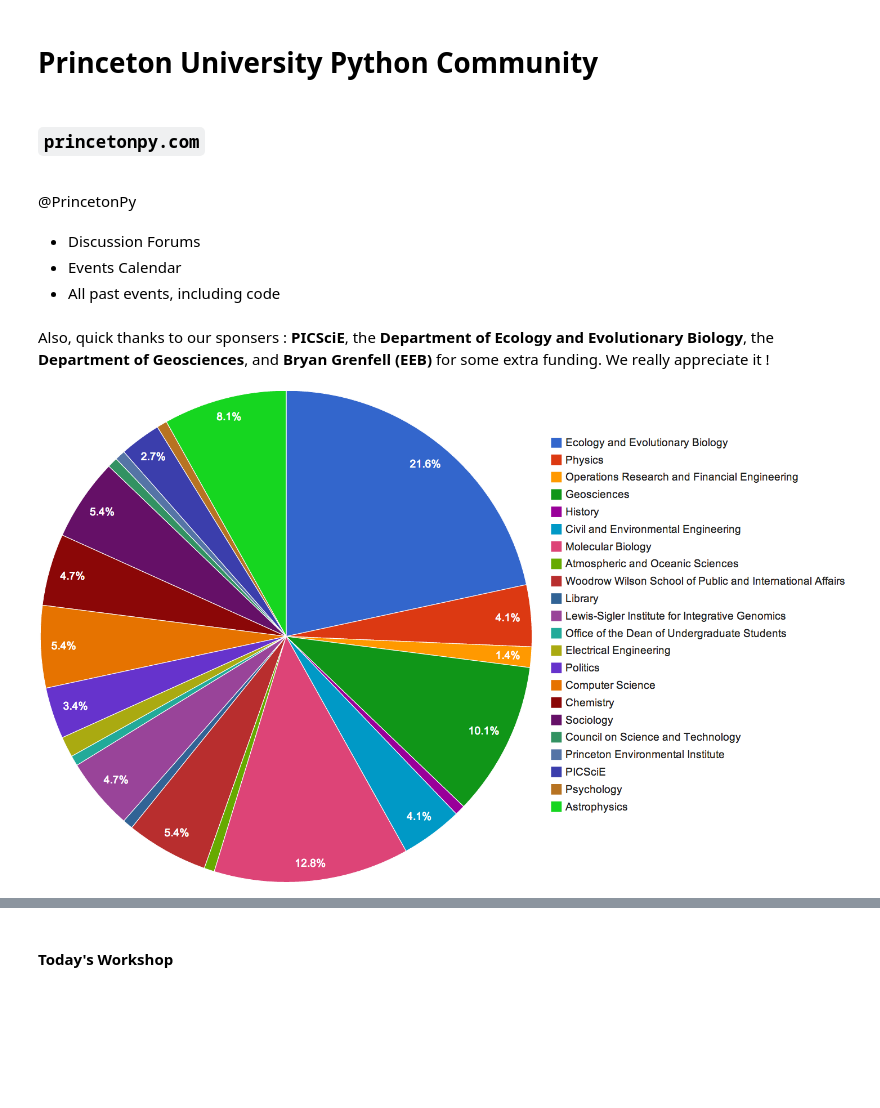
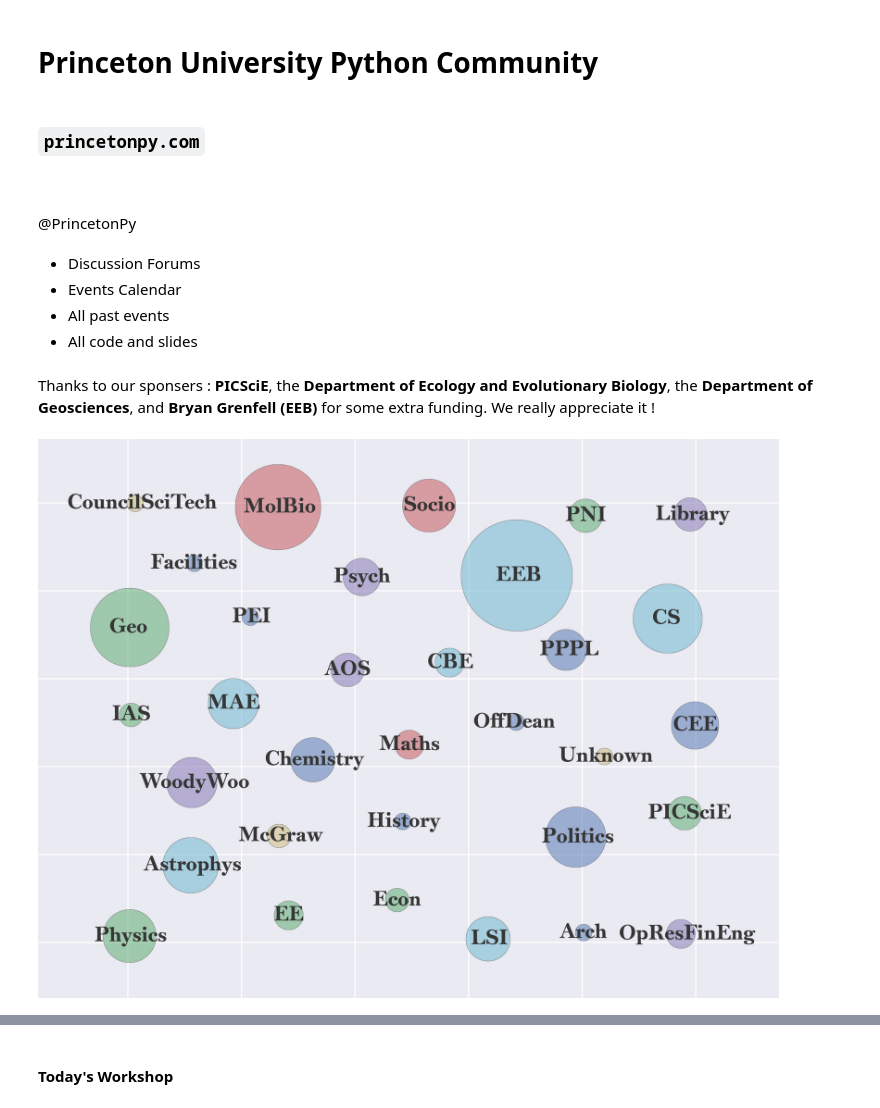
Before and after one commit to QCaudron/Python-Workshop, a Jupyter notebook: 0.Intro-and-Setup.ipynb, the cells around one changed output, grey strips where cells are left out. Cells and saved outputs as stored; diff of their text form; code cells hidden in the pictures; blank space fills up the shorter version.

```diff
--- a/0.Intro-and-Setup.ipynb
+++ b/0.Intro-and-Setup.ipynb
@@ -16,15 +19,17 @@ qcaudron@princeton.edu
 # %% [markdown]
 ### **`princetonpy.com`**
 <br />
+<br />
 @PrincetonPy
 # %% [markdown]
 - Discussion Forums
 - Events Calendar
-- All past events, including code
+- All past events
+- All code and slides
 # %% [markdown]
-Also, quick thanks to our sponsers : **PICSciE**, the **Department of Ecology and Evolutionary Biology**, the **Department of Geosciences**, and **Bryan Grenfell (EEB)** for some extra funding. We really appreciate it !
+Thanks to our sponsers : **PICSciE**, the **Department of Ecology and Evolutionary Biology**, the **Department of Geosciences**, and **Bryan Grenfell (EEB)** for some extra funding. We really appreciate it !
 # %%
 from IPython.display import Image
-Image(filename = "departments.png")
+Image(filename = "py1.jpg")
 # %% [output]
-[figure, old version]
+[figure, new version]
```
Also changed, not shown: parts of 18 cells of this notebook, 13 other files.
